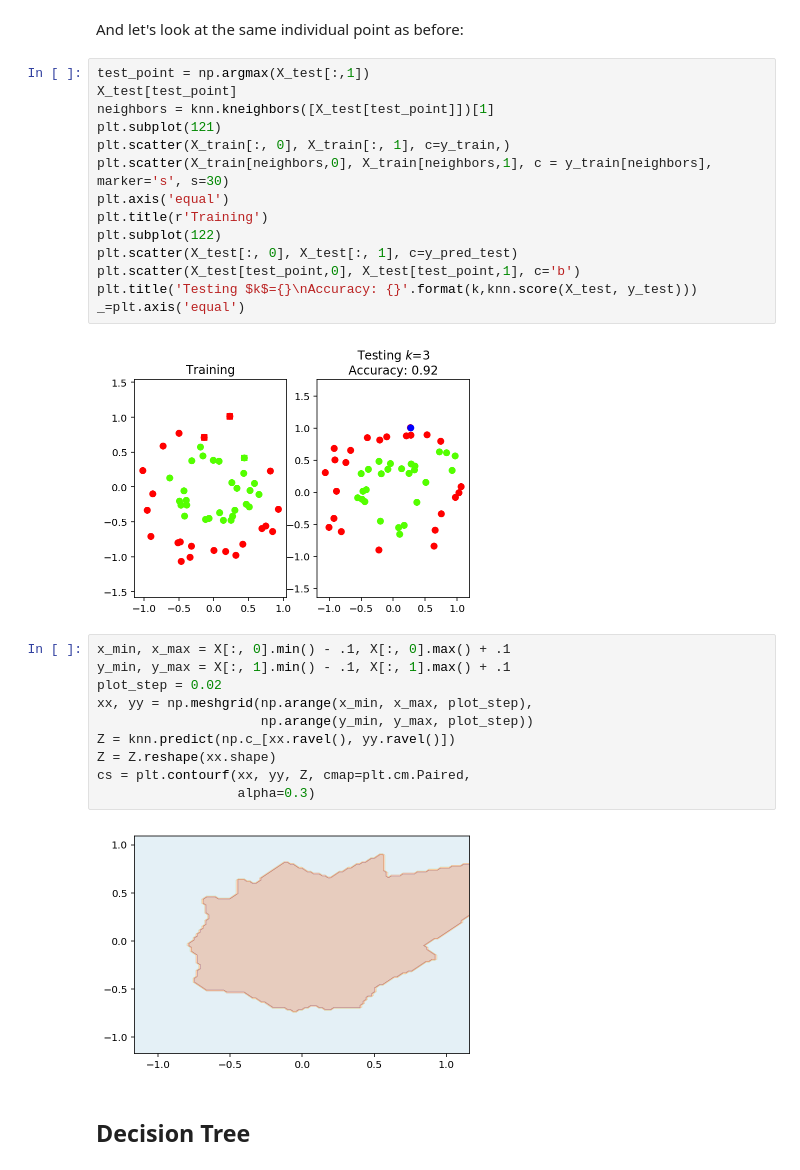
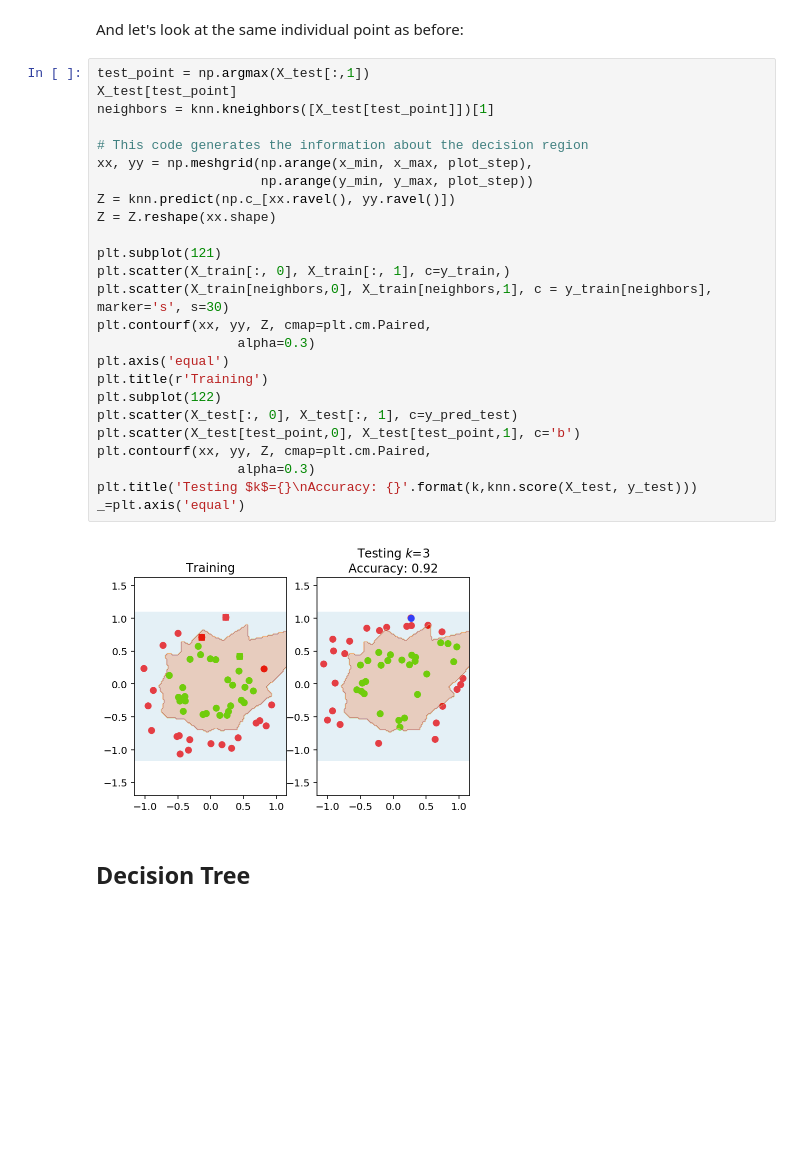
Before and after one commit to adamdavisonsmith/BU-CS506-Spring2018, a Jupyter notebook: 12B-Classification-II-Demo.ipynb, the cells around one changed output. Cells and saved outputs as stored; diff of their text form; blank space fills up the shorter version.

```diff
--- a/12B-Classification-II-Demo.ipynb
+++ b/12B-Classification-II-Demo.ipynb
@@ -217,31 +223,30 @@ And let's look at the same individual point as before:
 # %%
 test_point = np.argmax(X_test[:,1])
 X_test[test_point]
 neighbors = knn.kneighbors([X_test[test_point]])[1]
+
+# This code generates the information about the decision region
+xx, yy = np.meshgrid(np.arange(x_min, x_max, plot_step),
+                     np.arange(y_min, y_max, plot_step))
+Z = knn.predict(np.c_[xx.ravel(), yy.ravel()])
+Z = Z.reshape(xx.shape)
+
 plt.subplot(121)
 plt.scatter(X_train[:, 0], X_train[:, 1], c=y_train,)
 plt.scatter(X_train[neighbors,0], X_train[neighbors,1], c = y_train[neighbors], marker='s', s=30)
+plt.contourf(xx, yy, Z, cmap=plt.cm.Paired,
+                  alpha=0.3)
 plt.axis('equal')
 plt.title(r'Training')
 plt.subplot(122)
 plt.scatter(X_test[:, 0], X_test[:, 1], c=y_pred_test)
 plt.scatter(X_test[test_point,0], X_test[test_point,1], c='b')
+plt.contourf(xx, yy, Z, cmap=plt.cm.Paired,
+                  alpha=0.3)
 plt.title('Testing $k$={}\nAccuracy: {}'.format(k,knn.score(X_test, y_test)))
 _=plt.axis('equal')
 # %% [output]
-[figure, old version]
+[figure, new version]
-# %%
-x_min, x_max = X[:, 0].min() - .1, X[:, 0].max() + .1
-y_min, y_max = X[:, 1].min() - .1, X[:, 1].max() + .1
-plot_step = 0.02
-xx, yy = np.meshgrid(np.arange(x_min, x_max, plot_step),
-                     np.arange(y_min, y_max, plot_step))
-Z = knn.predict(np.c_[xx.ravel(), yy.ravel()])
-Z = Z.reshape(xx.shape)
-cs = plt.contourf(xx, yy, Z, cmap=plt.cm.Paired,
-                  alpha=0.3)
-# %% [output]
-[figure, removed]
 # %% [markdown]
 ## Decision Tree
 # %% [markdown]
```
Also changed, not shown: parts of 5 cells of this notebook, 5 other files.
